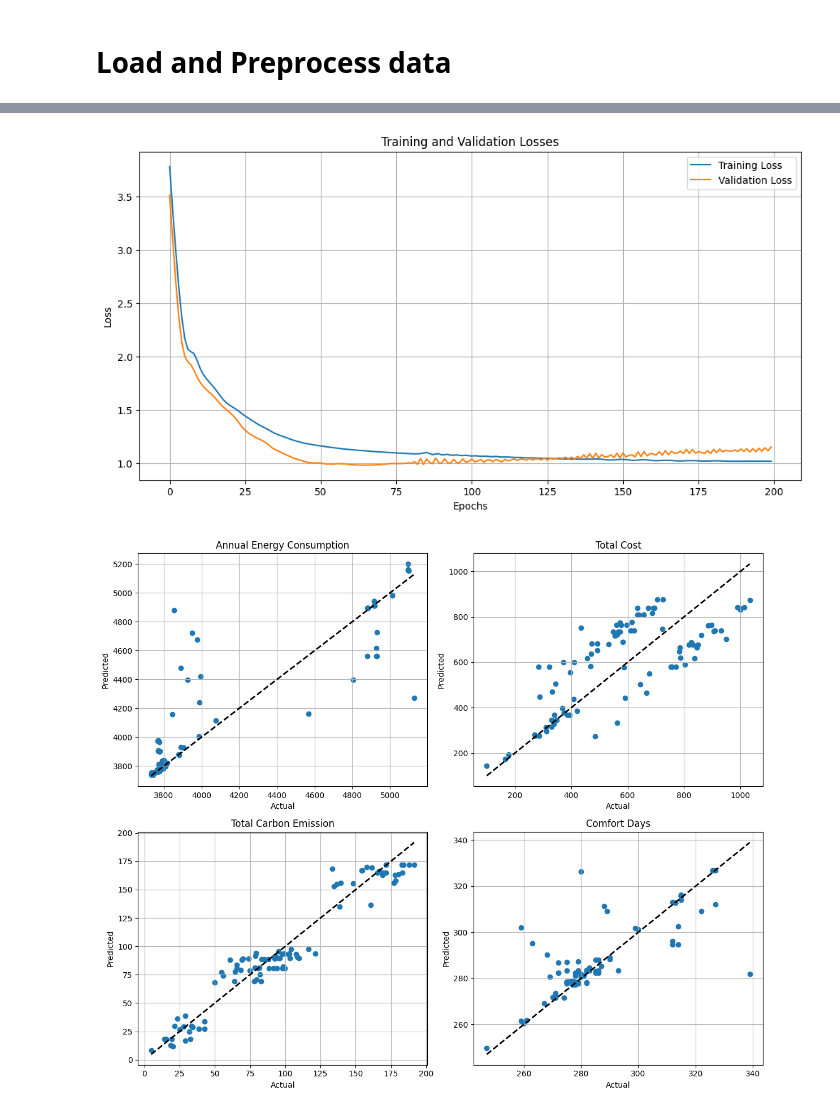
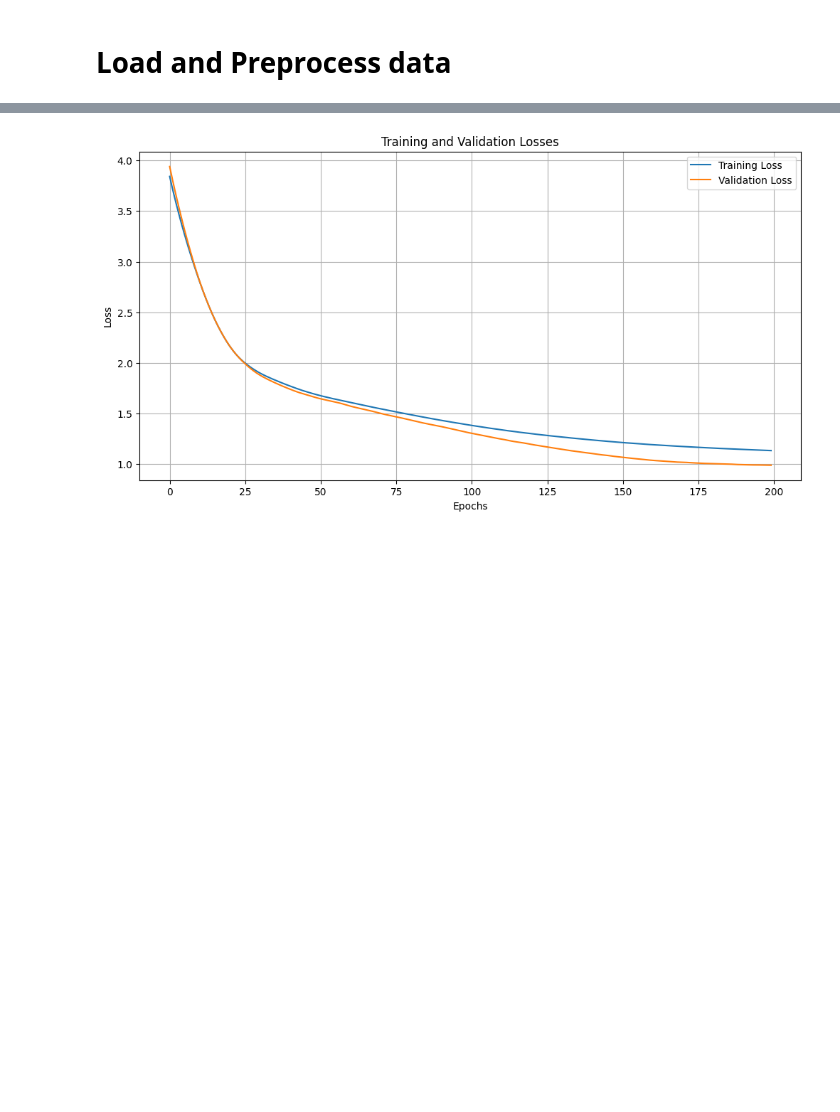
Before and after one commit to isabellalucchese/mtl, a Jupyter notebook: 0111_MTL_main.ipynb, the cells around one changed output, grey strips where cells are left out. Drawn from its saved outputs; the diff is of its cells as text; code cells hidden in the pictures; blank space fills up the shorter version.

```diff
--- a/0111_MTL_main.ipynb
+++ b/0111_MTL_main.ipynb
@@ -208,14 +144,13 @@ tensor([[-0.4868, -1.0781, -1.2983, -0.2079],
 # %%
-# Define the Multi-Task Learning Model
 class MultiTaskModel(nn.Module):
     def __init__(self):
         super(MultiTaskModel, self).__init__()
-        self.fc1 = nn.Linear(4, 64)
-        self.fc2 = nn.Linear(64, 32)
-        self.fc3_energy = nn.Linear(32, 1)  # Annual Energy Consumption
-        self.fc3_cost = nn.Linear(32, 1)    # Total Cost
-        self.fc3_emission = nn.Linear(32, 1) # Total Carbon Emission
-        self.fc3_comfort = nn.Linear(32, 1)  # Comfort Days
+        self.fc1 = nn.Linear(4, 128)
+        self.fc2 = nn.Linear(128, 64)
+        self.fc3_energy = nn.Linear(64, 1)  # Annual Energy Consumption
+        self.fc3_cost = nn.Linear(64, 1)    # Total Cost
+        self.fc3_emission = nn.Linear(64, 1) # Total Carbon Emission
+        self.fc3_comfort = nn.Linear(64, 1)  # Comfort Days
 
     def forward(self, x):
         x = torch.relu(self.fc1(x))
@@ -268,28 +203,4 @@ plt.ylabel('Loss')
 plt.legend()
 plt.grid()
 plt.show()
-
-# Testing the model
-model.eval()
-with torch.no_grad():
-    test_outputs_pred = model(test_inputs)
-
-# Inverse transform to get original scale
-Y_test_inverse = scaler_Y.inverse_transform(test_outputs.numpy())
-Y_test_pred_inverse = scaler_Y.inverse_transform(torch.cat(test_outputs_pred, dim=1).numpy())
-
-# Plotting predicted vs actual outputs
-fig, axs = plt.subplots(2, 2, figsize=(12, 10))
-outputs_labels = ['Annual Energy Consumption', 'Total Cost', 'Total Carbon Emission', 'Comfort Days']
-for i in range(4):
-    axs[i // 2, i % 2].scatter(Y_test_inverse[:, i], Y_test_pred_inverse[:, i])
-    axs[i // 2, i % 2].plot([Y_test_inverse[:, i].min(), Y_test_inverse[:, i].max()],
-                             [Y_test_inverse[:, i].min(), Y_test_inverse[:, i].max()], 'k--', lw=2)
-    axs[i // 2, i % 2].set_title(outputs_labels[i])
-    axs[i // 2, i % 2].set_xlabel('Actual')
-    axs[i // 2, i % 2].set_ylabel('Predicted')
-    axs[i // 2, i % 2].grid()
-
-plt.tight_layout()
-plt.show()
 # %% [output]
@@ -316,2 +227 @@ Epoch [200/200], Training Loss: 1.0207, Validation Loss: 1.1534
-[figure, old version]
+[figure, new version]
-[figure, removed]
```
Also changed, not shown: parts of 10 cells of this notebook.
